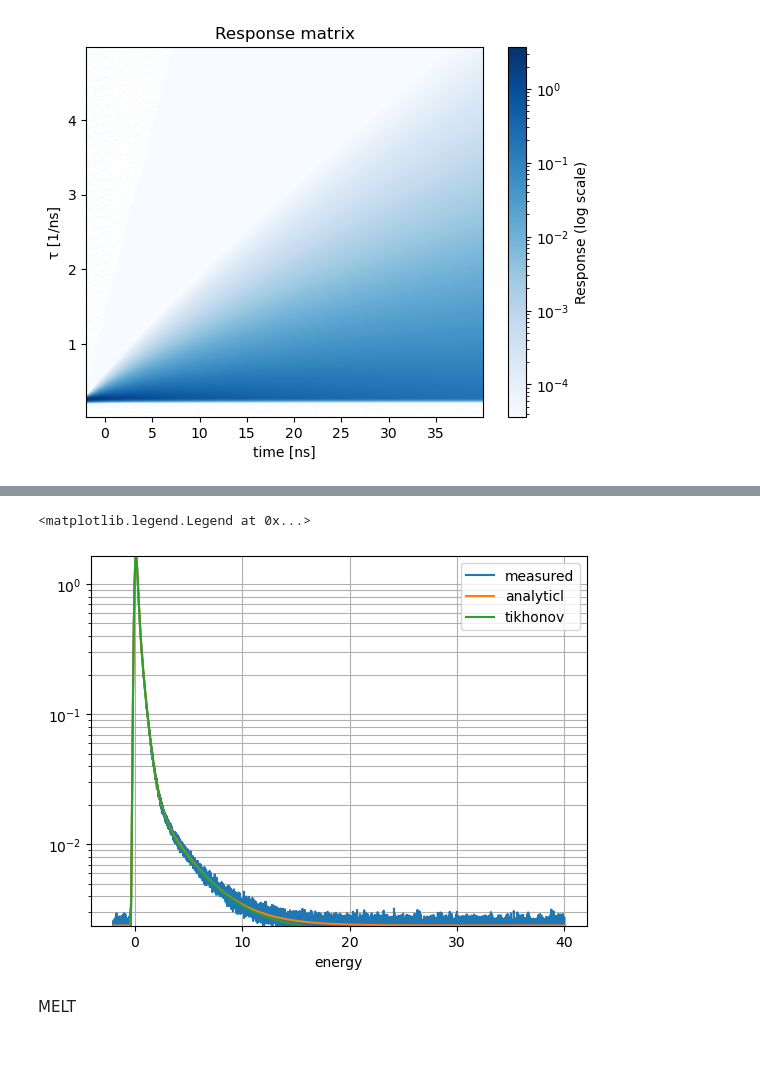
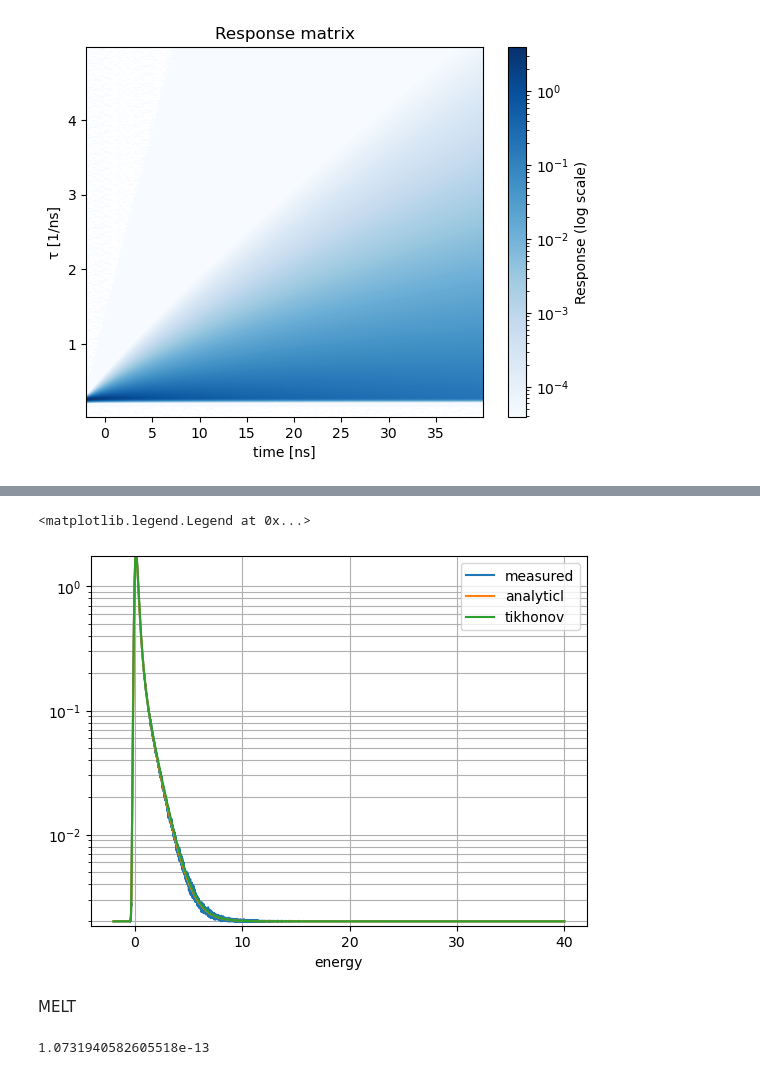
Before and after one commit to achiyaAmrusi/scipas, a Jupyter notebook: examples/lifetime/lifetime_inversion.ipynb, the cells around one changed output, grey strips where cells are left out. Saved outputs shown, nothing was run; the diff lists cells and outputs as text; code cells hidden in the pictures.

```diff
--- a/examples/lifetime/lifetime_inversion.ipynb
+++ b/examples/lifetime/lifetime_inversion.ipynb
@@ -39,15 +42,22 @@ plt.plot(fine_τ_grid, true_τ_distribution)
 # %%
-irf_sigma = np.array([0.250/(2*np.sqrt(2*np.log(2)))])
+irf_sigma = np.array([0.230/(2*np.sqrt(2*np.log(2)))])
 IRF = MultiGaussianRF(irf_sigma, np.ones_like(irf_sigma), np.zeros_like(irf_sigma))
 # %%
 lt_model = LifetimeModel("simulation", lifetimes=fine_τ_grid, intensities=true_τ_distribution)
 time_step = 5e-3 # 5 picosecond
 time = np.arange(-2, 40, time_step)
-bg_frac = 0.1
+bg_set = 100
 
-expected_background = bg_frac/(time[-1]-time[0]) * np.ones_like(time)
-analytical_spectrum = generate_analytical_lt_spectrum(time, lt_model, IRF, bg_frac)
-random_spectrum = generate_random_lt_spectrum(time, lt_model, IRF, bg_frac, int(1e7))
+expected_background = bg_set * np.ones_like(time)
+analytical_spectrum = generate_analytical_lt_spectrum(time, lt_model, IRF)
+random_spectrum = generate_random_lt_spectrum(time, lt_model, IRF, int(1e7))
+
+analytical_spectrum.lifetime = analytical_spectrum.lifetime  + (100*len(time)/int(1e7))/(time[-1]-time[0])
+random_spectrum.lifetime = random_spectrum.lifetime + bg_set
+
+time_shift = 5e-3*(-0.5)
+analytical_spectrum.lifetime.calibrate_energy(analytical_spectrum.lifetime.energy_calibration - time_shift)
+random_spectrum.lifetime.calibrate_energy(analytical_spectrum.lifetime.energy_calibration - time_shift)
 # %%
 # resolution function using response to impulse
 impulse = np.zeros_like(time)
@@ -55,15 +65,15 @@ impulse[np.where(time>0)[0][0]] = 1/(time[1] - time[0])
 
 res_fun = IRF.convolve(impulse,time)
 # %%
-random_normalizer = random_spectrum.lifetime.integrate('energy').item()
+random_normalizer = (random_spectrum.lifetime-bg_set).integrate('energy').item()
 (random_spectrum.lifetime/random_normalizer).plot(label='random lifetime spectrum', yscale='log')
 (analytical_spectrum.lifetime).plot(label='analytical lifetime spectrum', yscale='log')
 
 plt.plot(time, res_fun, label='resolution')
-plt.plot(time, expected_background, label='background')
+plt.plot(time, expected_background/random_normalizer, label='background')
 plt.axvline(0, color='red', label='zero', ls='--')
 plt.legend()
-plt.ylim([expected_background[0]/2, np.max([res_fun.max(), analytical_spectrum.lifetime.max()])])
+plt.ylim([expected_background[0]/2/random_normalizer, np.max([res_fun.max(), analytical_spectrum.lifetime.max()])])
 plt.grid()
 plt.xlim([-1, 20])
 # %% [output]
@@ -105,7 +115,7 @@ plt.show()
 [figure]
 # %%
 tinvert = TikhonovRegularization(random_spectrum.lifetime.energy.values, τ_grid)
-q, res = tinvert.invert(random_spectrum, initial_alpha=1e-5, bg_est=random_spectrum.lifetime.counts[-1000:].mean())
+q, res = tinvert.invert(random_spectrum, initial_alpha=1e-5, bg_est=random_spectrum.lifetime.counts[-500:].mean())
 # %%
 # the resulted optimization gives gives integral of 1 as expected
 np.trapz(q, τ_grid), res
@@ -141,22 +151,20 @@ plt.legend()
 # %%
 tikhonov_result_model = LifetimeModel('', τ_grid, q/np.trapz(q,τ_grid))
 tikhonov_lifetime = generate_analytical_lt_spectrum(time,
                                                     tikhonov_result_model,
-                                                    resolution=IRF,
-                                                    background_fraction=0)
-tikhonov_lifetime.lifetime.counts *= np.trapz(random_spectrum.lifetime.counts, random_spectrum.lifetime.energy)
-tikhonov_lifetime.lifetime.counts += random_spectrum.lifetime.counts[-1000:].mean()
-(random_spectrum.lifetime/random_spectrum.lifetime.integrate('energy')).plot(yscale='log', label='measured')
-(analytical_spectrum.lifetime/analytical_spectrum.lifetime.integrate('energy')).plot(yscale='log', label='analyticl')
-(tikhonov_lifetime.lifetime/tikhonov_lifetime.lifetime.integrate('energy')).plot(yscale='log', label='tikhonov')
+                                                    resolution=IRF)
+tikhonov_lifetime.lifetime = tikhonov_lifetime.lifetime  + (100*len(time)/int(1e7))/(time[-1]-time[0])
+(random_spectrum.lifetime/random_normalizer).plot(yscale='log', label='measured')
+analytical_spectrum.lifetime.plot(yscale='log', label='analyticl')
+tikhonov_lifetime.lifetime.plot(yscale='log', label='tikhonov')
 
 plt.grid(which="both")
 
-plt.ylim([random_spectrum.lifetime.counts[-1000:].mean()/random_spectrum.lifetime.integrate('energy'),(random_spectrum.lifetime/random_spectrum.lifetime.integrate('energy')).max()])
+plt.ylim([random_spectrum.lifetime.counts[-200:].mean()/random_spectrum.lifetime.integrate('energy'),(random_spectrum.lifetime/random_spectrum.lifetime.integrate('energy')).max()])
 plt.legend()
 # %% [output]
 <matplotlib.legend.Legend at 0x...>
-[figure, old version]
+[figure, new version]
 # %% [markdown]
 MELT
 # %%
@@ -168,3 +176,7 @@ a2, melt_q2 = melt.invert(pals=random_spectrum, maxiter=400, noise_level = 1e-5,
+# %%
+melt_q2[1]/melt_q1.sum()
+# %% [output]
+1.0731940582605518e-13
 # %%
 a1, a2
 # %% [output]
```
Also changed, not shown: parts of 16 cells of this notebook, 8 other files.
